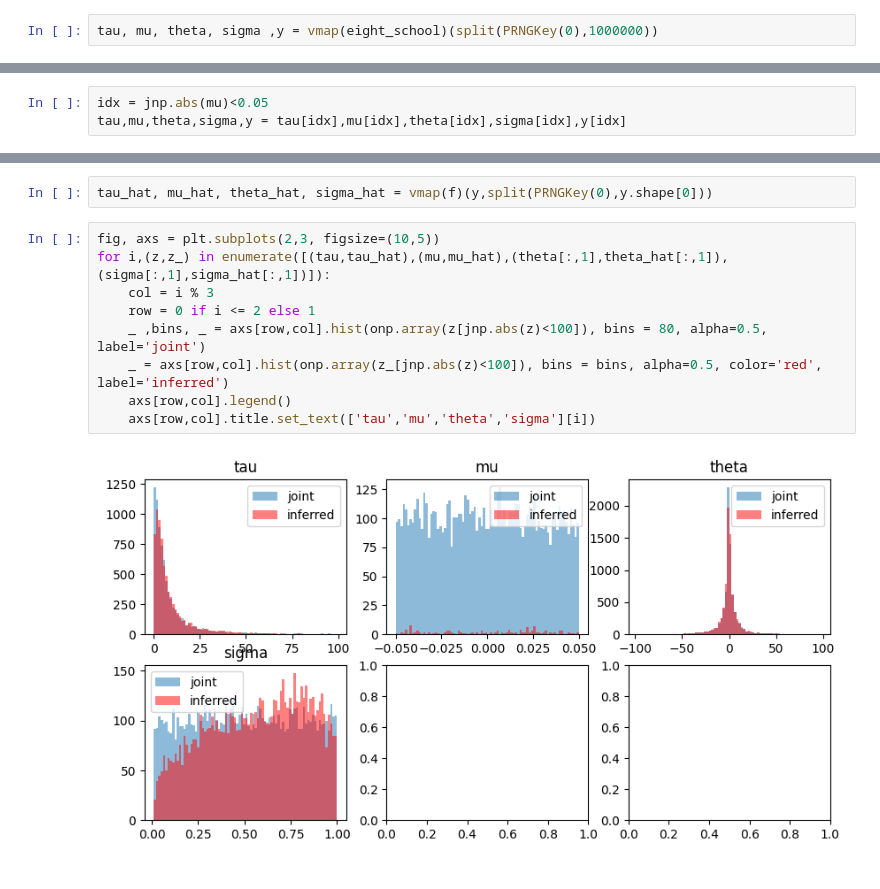
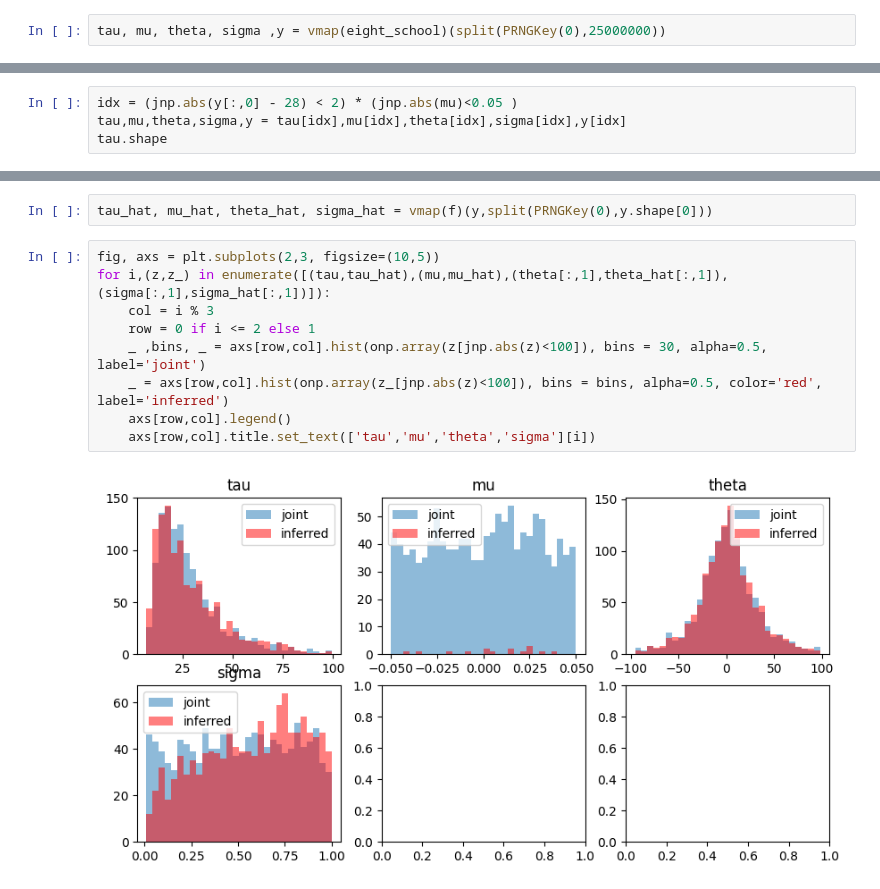
Before and after one commit to aldopareja/CNF-diff-probprog, a Jupyter notebook: eight_school_demo.ipynb, the cells around one changed output, grey strips where cells are left out. Cells and saved outputs as stored; diff of their text form.

```diff
--- a/eight_school_demo.ipynb
+++ b/eight_school_demo.ipynb
@@ -12,9 +12,10 @@ import numpy as onp
 The autoreload extension is already loaded. To reload it, use:
   %reload_ext autoreload
 # %%
-tau, mu, theta, sigma ,y = vmap(eight_school)(split(PRNGKey(0),1000000))
+tau, mu, theta, sigma ,y = vmap(eight_school)(split(PRNGKey(0),25000000))
 # %% [markdown]
 list(map(lambda x: (x.mean().item(),x.std().item()), (tau, mu, theta, sigma ,y)))
 # %%
-idx = jnp.abs(mu)<0.05
+idx = (jnp.abs(y[:,0] - 28) < 2) * (jnp.abs(mu)<0.05 )
 tau,mu,theta,sigma,y = tau[idx],mu[idx],theta[idx],sigma[idx],y[idx]
+tau.shape
@@ -27,14 +30,14 @@ tau_hat, mu_hat, theta_hat, sigma_hat = vmap(f)(y,split(PRNGKey(0),y.shape[0]))
 # %%
 fig, axs = plt.subplots(2,3, figsize=(10,5))
 for i,(z,z_) in enumerate([(tau,tau_hat),(mu,mu_hat),(theta[:,1],theta_hat[:,1]),(sigma[:,1],sigma_hat[:,1])]):
     col = i % 3
     row = 0 if i <= 2 else 1
-    _ ,bins, _ = axs[row,col].hist(onp.array(z[jnp.abs(z)<100]), bins = 80, alpha=0.5, label='joint')
+    _ ,bins, _ = axs[row,col].hist(onp.array(z[jnp.abs(z)<100]), bins = 30, alpha=0.5, label='joint')
     _ = axs[row,col].hist(onp.array(z_[jnp.abs(z)<100]), bins = bins, alpha=0.5, color='red', label='inferred')
     axs[row,col].legend()
     axs[row,col].title.set_text(['tau','mu','theta','sigma'][i])
 # %% [output]
-[figure, old version]
+[figure, new version]
 # %%
 plt.scatter(jnp.log(tau_hat),theta_hat[:,0])
 # %% [output]
```
Also changed, not shown: parts of 2 cells of this notebook, 4 other files.
